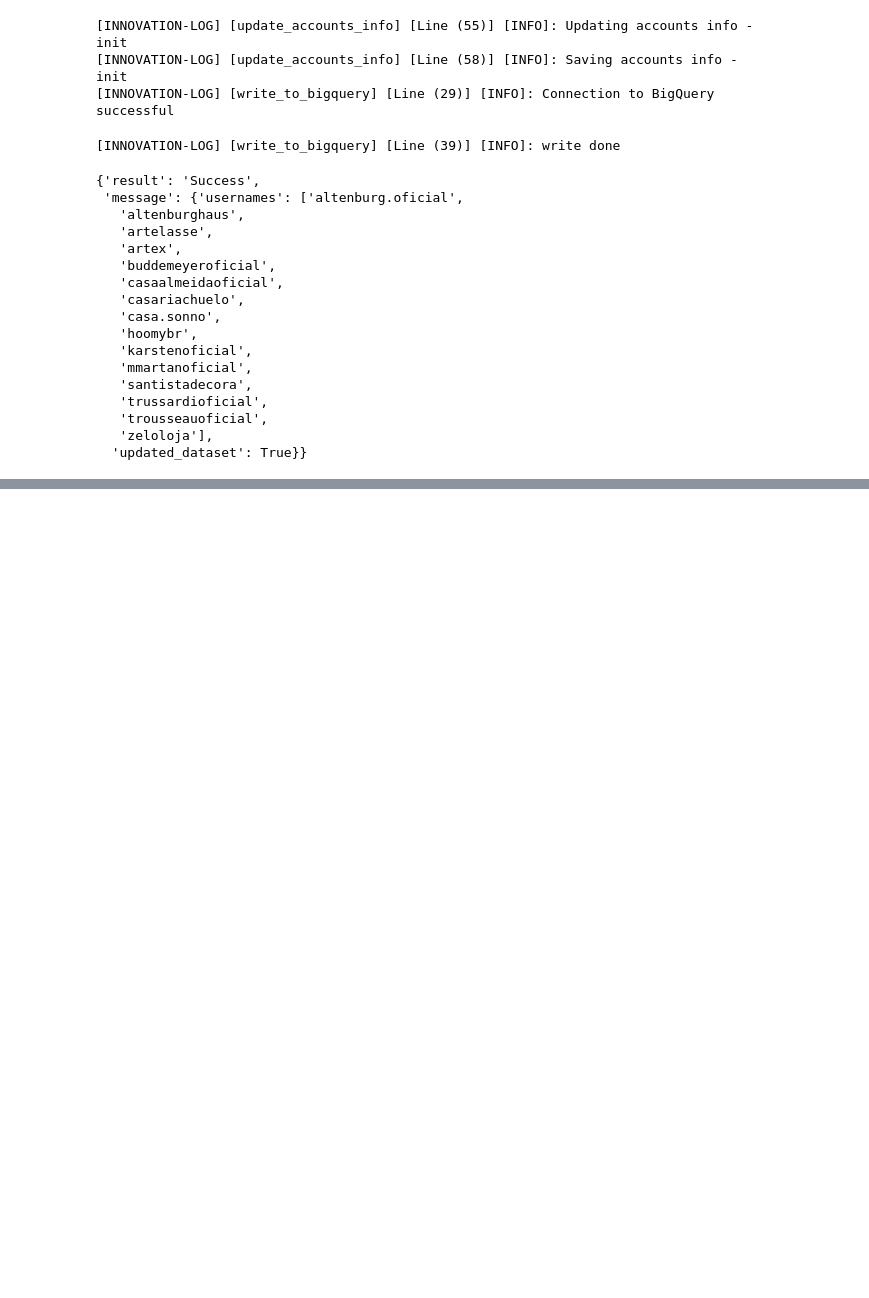
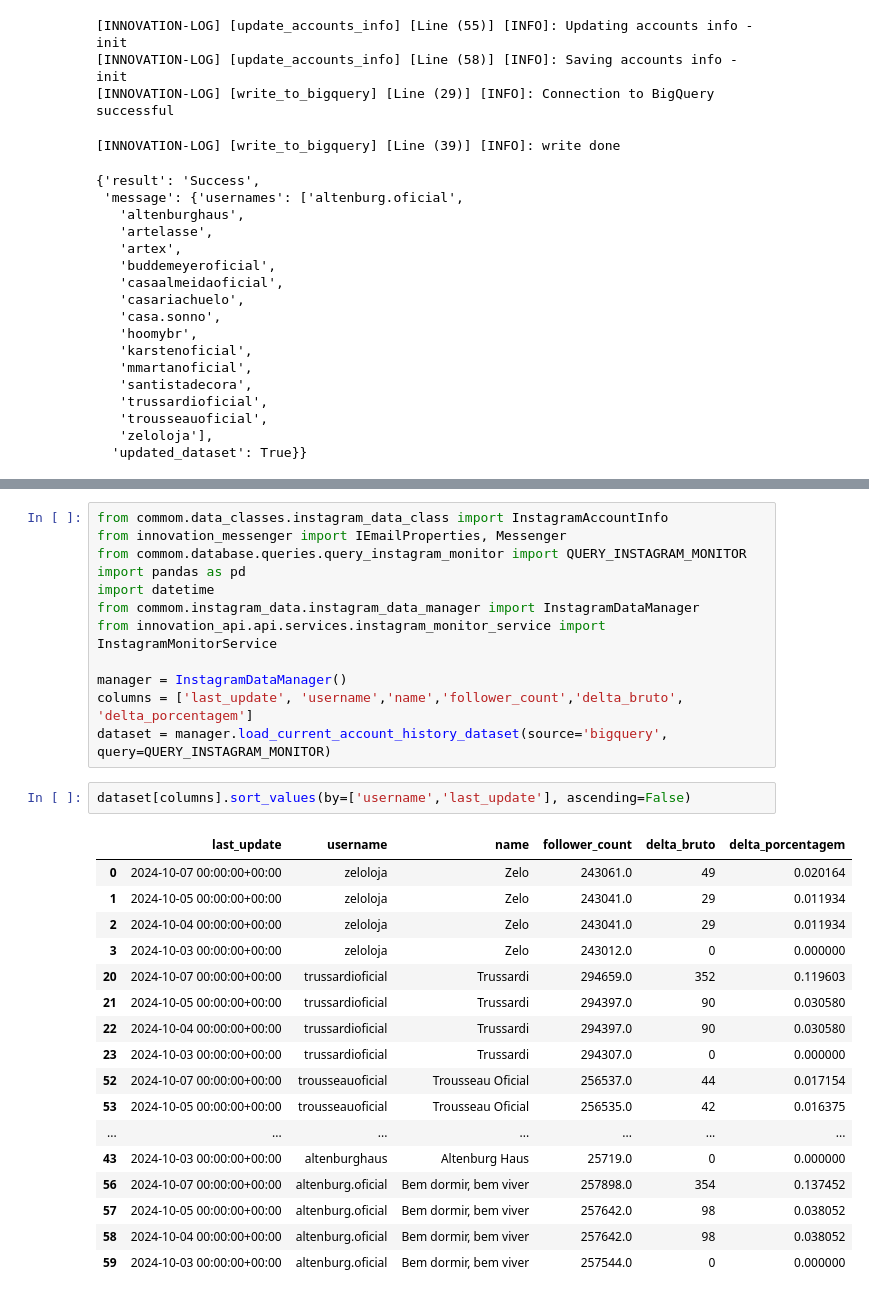
Before and after one commit to AmmoJailton/kpi-indicadores2, a Jupyter notebook: notebooks/discovery_instagram_api.ipynb, the cells around one changed output, grey strips where cells are left out. Saved outputs shown, nothing was run; the diff lists cells and outputs as text; blank space fills up the shorter version.

Commit message:
update accounts history logic

```diff
--- a/notebooks/discovery_instagram_api.ipynb
+++ b/notebooks/discovery_instagram_api.ipynb
@@ -1339,0 +1396,32 @@ delta
+# %%
+from commom.data_classes.instagram_data_class import InstagramAccountInfo
+from innovation_messenger import IEmailProperties, Messenger
+from commom.database.queries.query_instagram_monitor import QUERY_INSTAGRAM_MONITOR
+import pandas as pd
+import datetime
+from commom.instagram_data.instagram_data_manager import InstagramDataManager
+from innovation_api.api.services.instagram_monitor_service import InstagramMonitorService
+
+manager = InstagramDataManager()
+columns = ['last_update', 'username','name','follower_count','delta_bruto', 'delta_porcentagem']
+dataset = manager.load_current_account_history_dataset(source='bigquery', query=QUERY_INSTAGRAM_MONITOR)
+# %%
+dataset[columns].sort_values(by=['username','last_update'], ascending=False)
+# %% [output]
+|  | last_update | username | name | follower_count | delta_bruto | delta_porcentagem |
+| 0 | 2024-10-07 00:00:00+00:00 | zeloloja | Zelo | 243061.0 | 49 | 0.020164 |
+| 1 | 2024-10-05 00:00:00+00:00 | zeloloja | Zelo | 243041.0 | 29 | 0.011934 |
+| 2 | 2024-10-04 00:00:00+00:00 | zeloloja | Zelo | 243041.0 | 29 | 0.011934 |
+| 3 | 2024-10-03 00:00:00+00:00 | zeloloja | Zelo | 243012.0 | 0 | 0.000000 |
+| 20 | 2024-10-07 00:00:00+00:00 | trussardioficial | Trussardi | 294659.0 | 352 | 0.119603 |
+| 21 | 2024-10-05 00:00:00+00:00 | trussardioficial | Trussardi | 294397.0 | 90 | 0.030580 |
+| 22 | 2024-10-04 00:00:00+00:00 | trussardioficial | Trussardi | 294397.0 | 90 | 0.030580 |
+| 23 | 2024-10-03 00:00:00+00:00 | trussardioficial | Trussardi | 294307.0 | 0 | 0.000000 |
+| 52 | 2024-10-07 00:00:00+00:00 | trousseauoficial | Trousseau Oficial | 256537.0 | 44 | 0.017154 |
+| 53 | 2024-10-05 00:00:00+00:00 | trousseauoficial | Trousseau Oficial | 256535.0 | 42 | 0.016375 |
+| ... | ... | ... | ... | ... | ... | ... |
+| 43 | 2024-10-03 00:00:00+00:00 | altenburghaus | Altenburg Haus | 25719.0 | 0 | 0.000000 |
+| 56 | 2024-10-07 00:00:00+00:00 | altenburg.oficial | Bem dormir, bem viver | 257898.0 | 354 | 0.137452 |
+| 57 | 2024-10-05 00:00:00+00:00 | altenburg.oficial | Bem dormir, bem viver | 257642.0 | 98 | 0.038052 |
+| 58 | 2024-10-04 00:00:00+00:00 | altenburg.oficial | Bem dormir, bem viver | 257642.0 | 98 | 0.038052 |
+| 59 | 2024-10-03 00:00:00+00:00 | altenburg.oficial | Bem dormir, bem viver | 257544.0 | 0 | 0.000000 |
```
Also changed, not shown: parts of 5 cells of this notebook.
